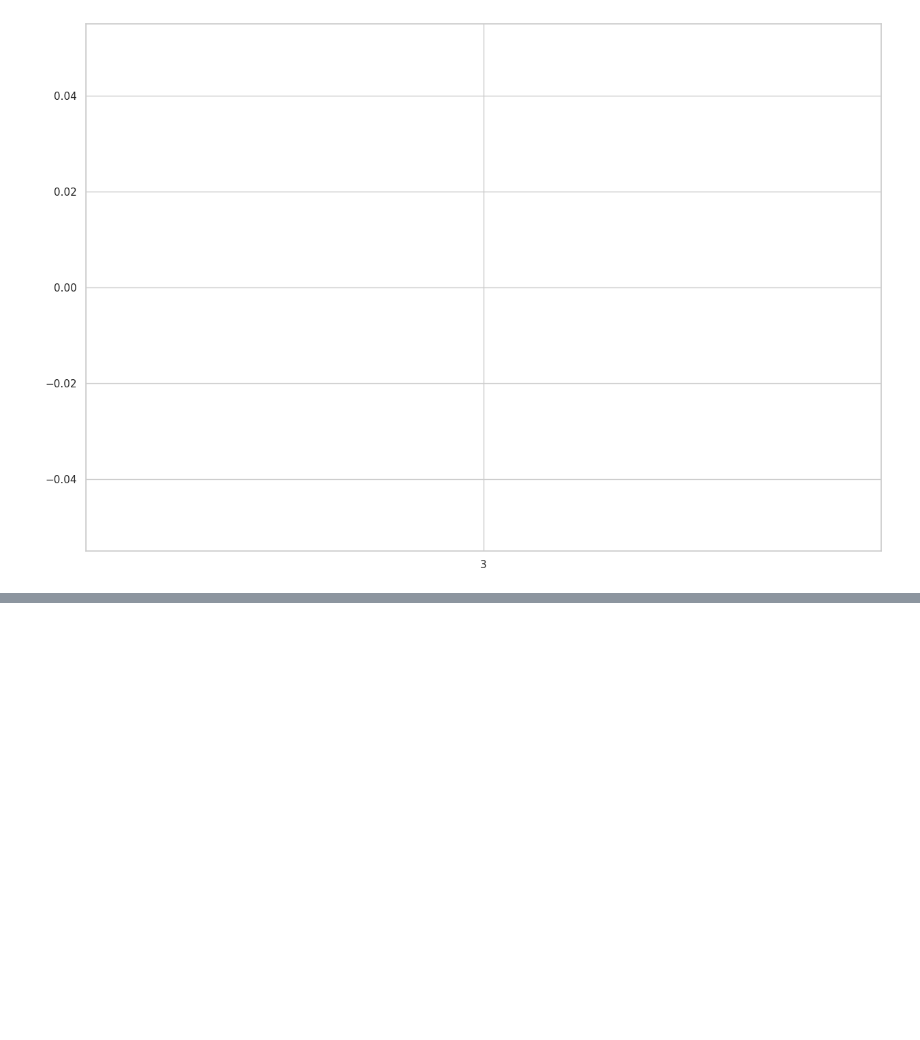
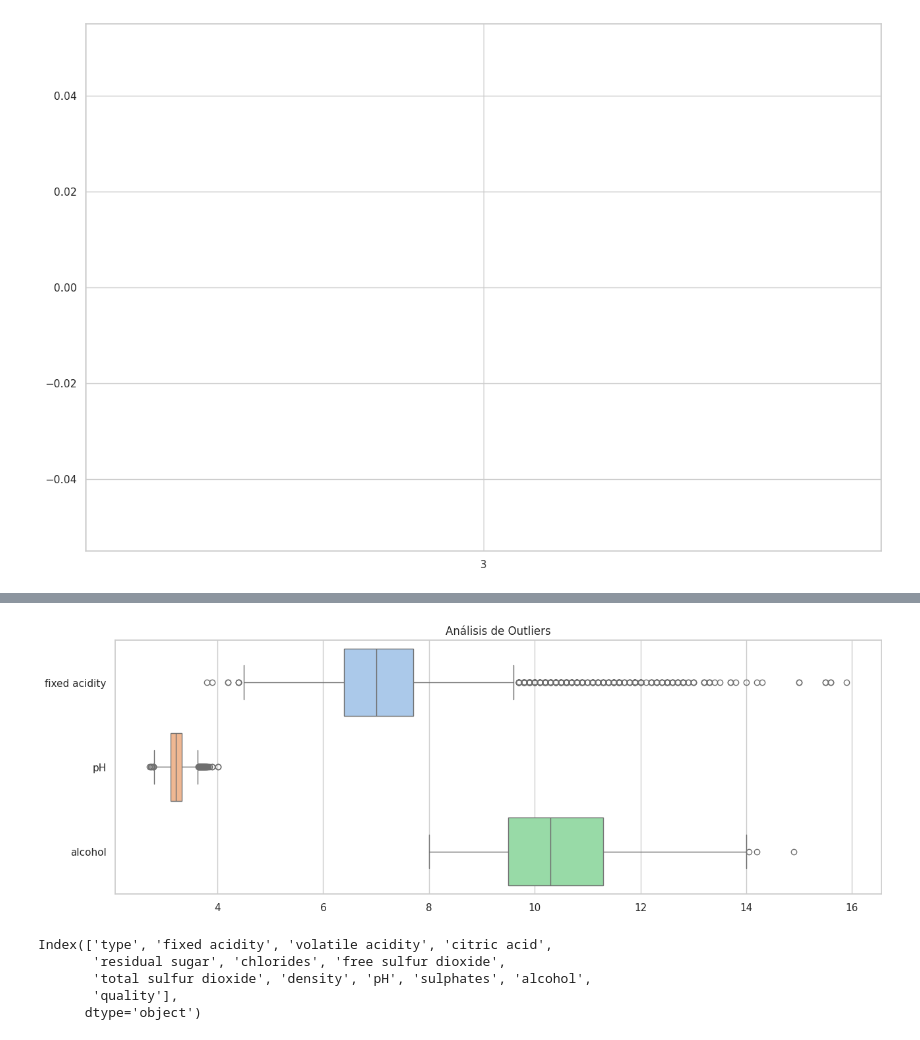
Before and after one commit to eugeinga/CODER-DataScienceI, a Jupyter notebook: TP_Data_Science_I.ipynb, the cells around one changed output, grey strips where cells are left out. Saved outputs shown, nothing was run; the diff lists cells and outputs as text; code cells hidden in the pictures; blank space fills up the shorter version.

```diff
--- a/TP_Data_Science_I.ipynb
+++ b/TP_Data_Science_I.ipynb
@@ -375,0 +387,34 @@ plt.show()
+# %%
+plt.figure(figsize=(15,5))
+#sns.boxplot(data=df[['fixed acidity','volatile acidity','citric acid', 'residual sugar','chlorides','free sulfur dioxide','total sulfur dioxide','density','pH','sulphates','alcohol']])
+#sns.boxplot(data=df[['residual sugar','free sulfur dioxide','total sulfur dioxide']])
+#sns.boxplot(data=df[['volatile acidity','citric acid','chlorides','sulphates']])
+sns.boxplot(data=df[['fixed acidity','pH','alcohol']], orient='h')
+
+plt.title('Análisis de Outliers')
+#plt.xticks(rotation=45)  # Roto las etiquetas del eje x para que sean legibles
+#plt.ylabel('Variables')
+#plt.xlabel('Valores')
+plt.show()
+# %% [output]
+[figure, added]
+# %%
+# prompt: graficar boxplots para cada variable en figuras independientes con sus propias escalas
+
+encabezados = df.columns.values
+
+df.select_dtypes(include=np.number).columns
+
+for i in range(len(encabezados)):
+#for column in df.select_dtypes(include=np.number).columns:
+  plt.figure(figsize=(10, 5))
+  sns.boxplot(data=df[[i]], orient='h')
+  #sns.boxplot(x=df[i])
+  plt.title(f'Boxplot de {df[i]}')
+  plt.show()
+# %% [output]
+Index(['type', 'fixed acidity', 'volatile acidity', 'citric acid',
+       'residual sugar', 'chlorides', 'free sulfur dioxide',
+       'total sulfur dioxide', 'density', 'pH', 'sulphates', 'alcohol',
+       'quality'],
+      dtype='object')
```
Also changed, not shown: parts of 3 cells of this notebook.
